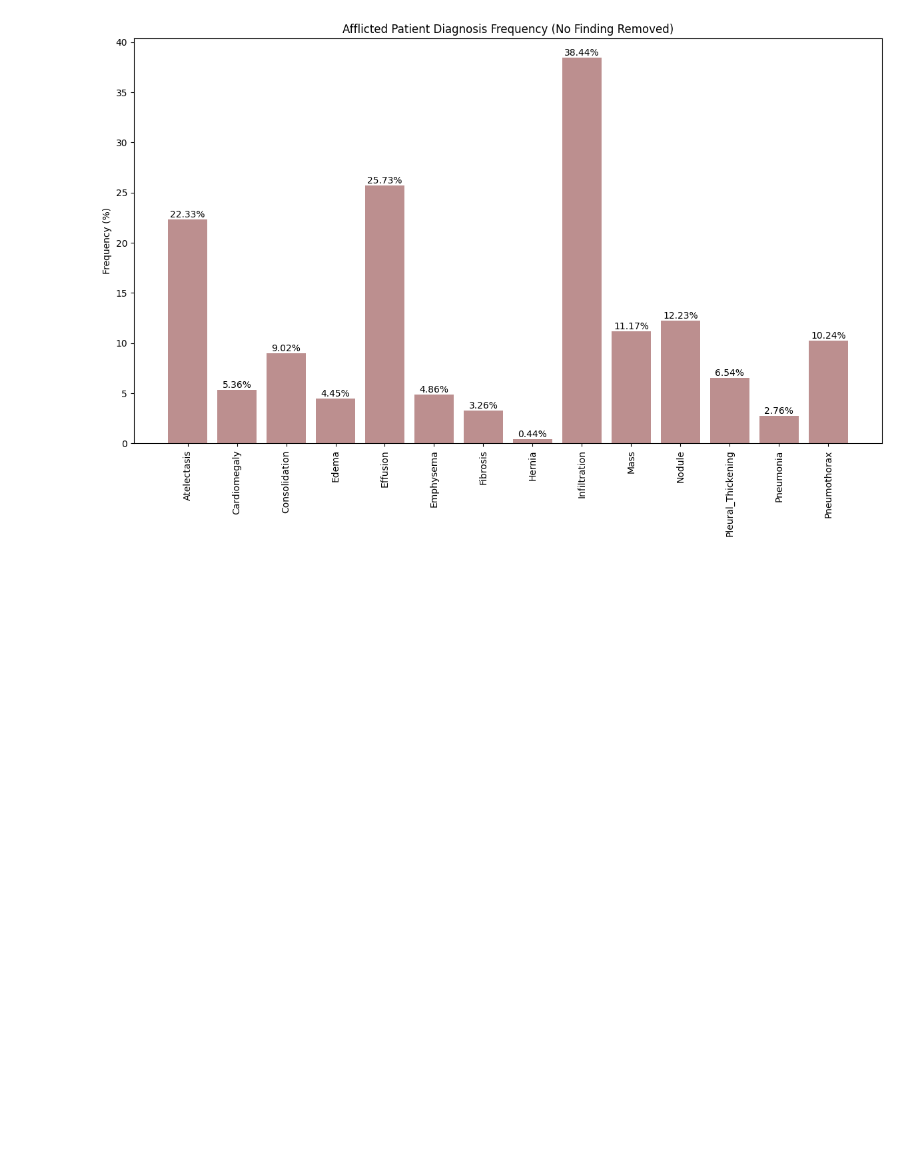
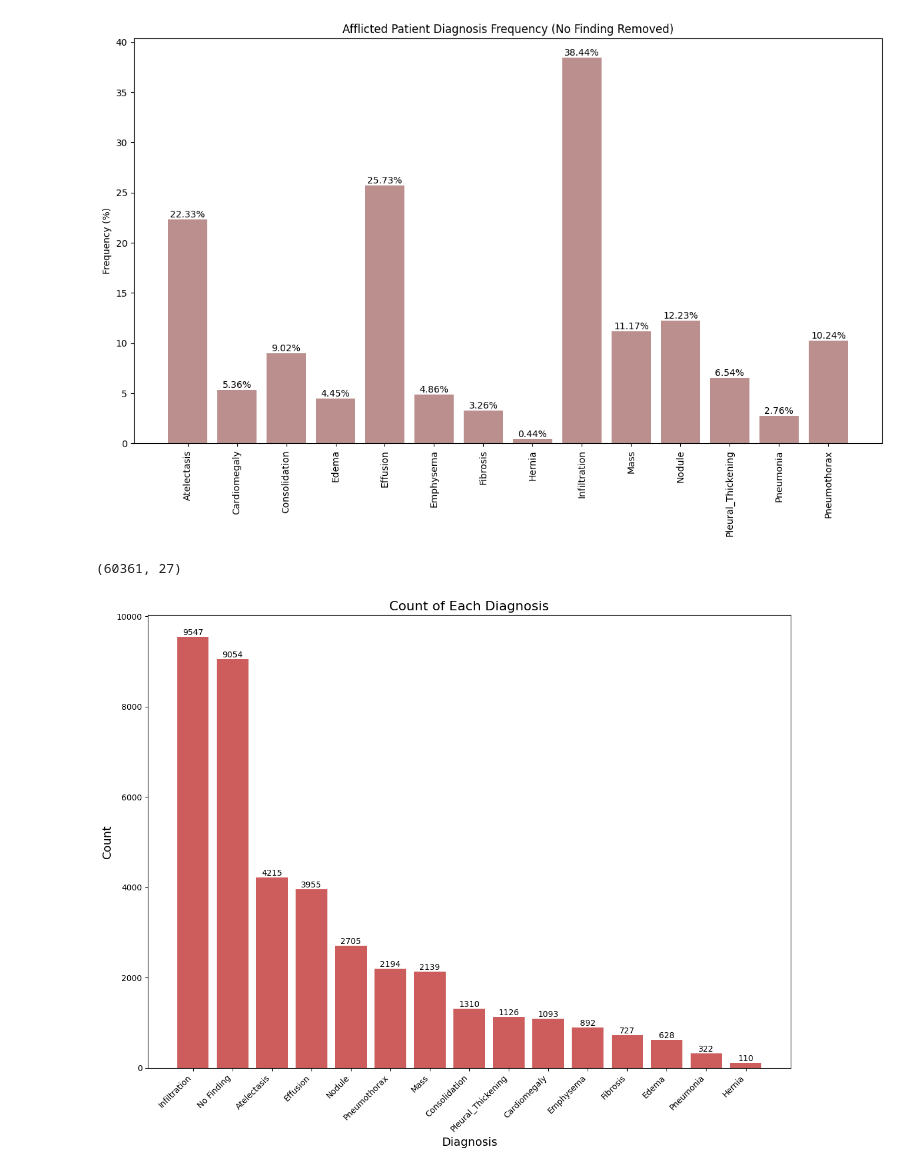
Before and after one commit to AshishT1122/chest_xray8_analytics, a Jupyter notebook: preprocessing_insights.ipynb, the cells around one changed output. Drawn from its saved outputs; the diff is of its cells as text; code cells hidden in the pictures; blank space fills up the shorter version.

Commit message:
Dropped bad data

```diff
--- a/preprocessing_insights.ipynb
+++ b/preprocessing_insights.ipynb
@@ -97,3 +97,32 @@ plt.tight_layout()
 plt.show()
 # %% [output]
 [figure]
+# %%
+img_labels_df['split_diagnoses'] = img_labels_df.apply(lambda x: x['diagnosis'].split('|'), axis=1)
+img_labels_df = img_labels_df[img_labels_df['split_diagnoses'].apply(lambda x: len(x) == 1)]
+# %%
+no_finding_df = img_labels_df[img_labels_df['diagnosis'] == 'No Finding']
+no_finding_df.shape
+# %% [output]
+(60361, 27)
+# %%
+no_findings_rows_to_drop = no_finding_df.sample(frac=0.85).index
+img_labels_df = img_labels_df.drop(no_findings_rows_to_drop)
+# %%
+diagnosis_counts = {diagnosis: img_labels_df[diagnosis].sum() for diagnosis in all_diagnoses}
+diagnosis_counts_df = pd.DataFrame(list(diagnosis_counts.items()), columns=['Diagnosis', 'Count']).sort_values('Count', ascending=False)
+
+plt.figure(figsize=(12, 9.6))
+bars = plt.bar(diagnosis_counts_df['Diagnosis'], diagnosis_counts_df['Count'], color='indianred')
+plt.xlabel('Diagnosis', fontsize=14)
+plt.ylabel('Count', fontsize=14)
+plt.xticks(rotation=45, ha="right")
+plt.title('Count of Each Diagnosis', fontsize=16)
+
+for bar in bars:
+    yval = bar.get_height()
+    plt.text(bar.get_x() + bar.get_width() / 2.0, yval, int(yval), va='bottom', ha='center', fontsize=10)
+plt.tight_layout()
+plt.show()
+# %% [output]
+[figure, added]
```
Also changed, not shown: parts of 3 cells of this notebook, 4 other files.
